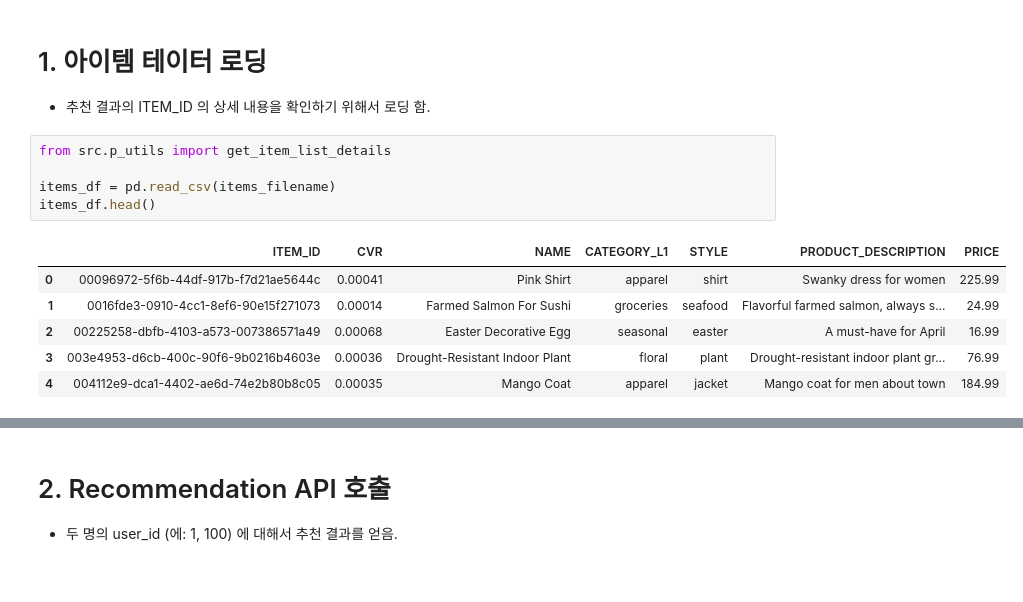
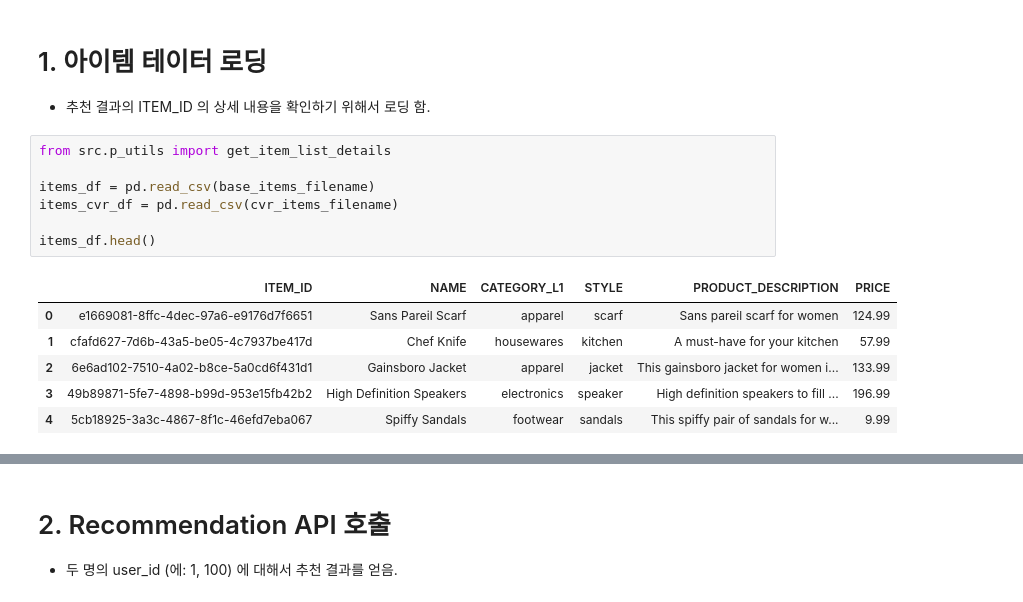
Before and after one commit to jesamkim/amazon-personalize-cvr, a Jupyter notebook: code/8.get_recommendations.ipynb, the cells around one changed output, grey strips where cells are left out. Saved outputs shown, nothing was run; the diff lists cells and outputs as text.

```diff
--- a/code/8.get_recommendations.ipynb
+++ b/code/8.get_recommendations.ipynb
@@ -29,12 +29,14 @@ personalize_runtime = boto3.client('personalize-runtime')
 # %%
 from src.p_utils import get_item_list_details
 
-items_df = pd.read_csv(items_filename)
+items_df = pd.read_csv(base_items_filename)
+items_cvr_df = pd.read_csv(cvr_items_filename)
+
 items_df.head()
 # %% [output]
-|  | ITEM_ID | CVR | NAME | CATEGORY_L1 | STYLE | PRODUCT_DESCRIPTION | PRICE |
-| 0 | 00096972-5f6b-44df-917b-f7d21ae5644c | 0.00041 | Pink Shirt | apparel | shirt | Swanky dress for women | 225.99 |
-| 1 | 0016fde3-0910-4cc1-8ef6-90e15f271073 | 0.00014 | Farmed Salmon For Sushi | groceries | seafood | Flavorful farmed salmon, always s... | 24.99 |
-| 2 | 00225258-dbfb-4103-a573-007386571a49 | 0.00068 | Easter Decorative Egg | seasonal | easter | A must-have for April | 16.99 |
-| 3 | 003e4953-d6cb-400c-90f6-9b0216b4603e | 0.00036 | Drought-Resistant Indoor Plant | floral | plant | Drought-resistant indoor plant gr... | 76.99 |
-| 4 | 004112e9-dca1-4402-ae6d-74e2b80b8c05 | 0.00035 | Mango Coat | apparel | jacket | Mango coat for men about town | 184.99 |
+|  | ITEM_ID | NAME | CATEGORY_L1 | STYLE | PRODUCT_DESCRIPTION | PRICE |
+| 0 | e1669081-8ffc-4dec-97a6-e9176d7f6651 | Sans Pareil Scarf | apparel | scarf | Sans pareil scarf for women | 124.99 |
+| 1 | cfafd627-7d6b-43a5-be05-4c7937be417d | Chef Knife | housewares | kitchen | A must-have for your kitchen | 57.99 |
+| 2 | 6e6ad102-7510-4a02-b8ce-5a0cd6f431d1 | Gainsboro Jacket | apparel | jacket | This gainsboro jacket for women i... | 133.99 |
+| 3 | 49b89871-5fe7-4898-b99d-953e15fb42b2 | High Definition Speakers | electronics | speaker | High definition speakers to fill ... | 196.99 |
+| 4 | 5cb18925-3a3c-4867-8f1c-46efd7eba067 | Spiffy Sandals | footwear | sandals | This spiffy pair of sandals for w... | 9.99 |
```
Also changed, not shown: parts of 9 cells of this notebook, 4 other files.
